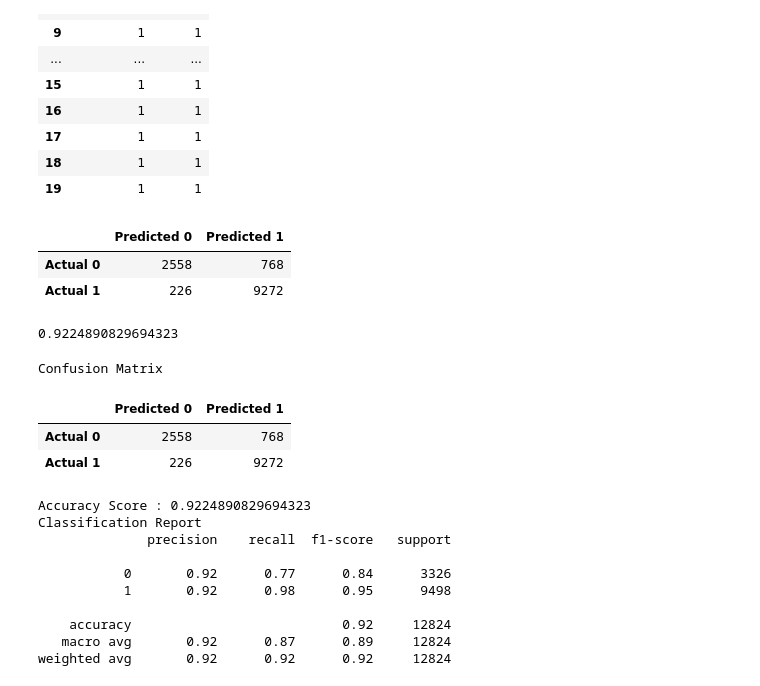
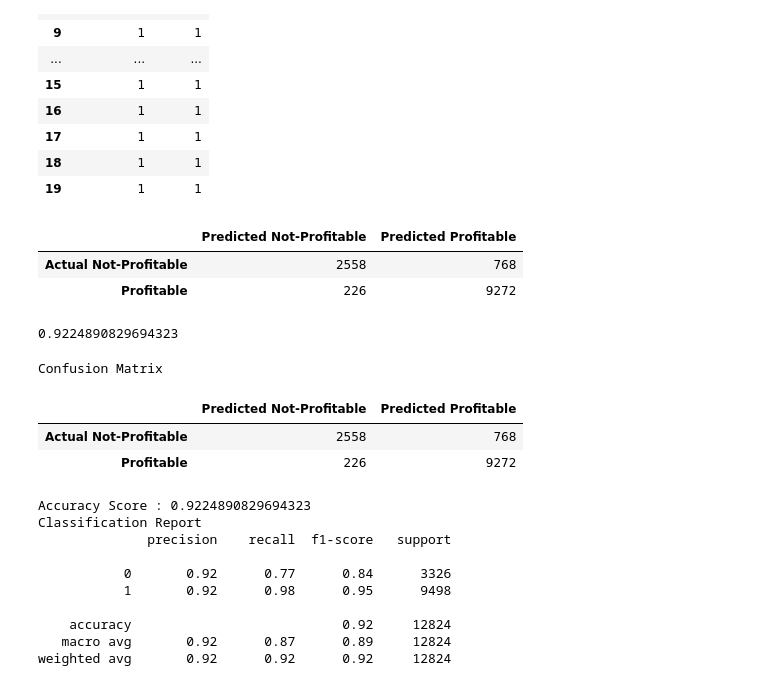
Before and after one commit to GaboRenovation/Bootcamp_final, a Jupyter notebook: Superstore_ML_Model.ipynb, the cells around one changed output. Drawn from its saved outputs; the diff is of its cells as text; code cells hidden in the pictures.

```diff
--- a/Superstore_ML_Model.ipynb
+++ b/Superstore_ML_Model.ipynb
@@ -26,3 +33,4 @@ import config
 # %%
-con_string=f'postgresql+psycopg2://{config.username}:{config.password}@{config.endpoint}:5432/superstoredatabase'
+# Connection string, user name and password on config.py
+con_string=f'postgresql+psycopg2://{config.username}:{config.password}@superstoredatabase.c7uct1bmfzis.us-east-2.rds.amazonaws.com:5432/superstoredatabase'
 # %%
@@ -333,16 +362,16 @@ results.head(20)
 # %%
 # Calculating the confusion matrix.
 cm = confusion_matrix(y_test, y_pred)
 
 # Create a DataFrame from the confusion matrix.
 cm_df = pd.DataFrame(
-    cm, index=["Actual 0", "Actual 1"], columns=["Predicted 0", "Predicted 1"])
+    cm, index=["Actual Not-Profitable", "Profitable"], columns=["Predicted Not-Profitable", "Predicted Profitable"])
 
 cm_df
 # %% [output]
-|  | Predicted 0 | Predicted 1 |
-| Actual 0 | 2558 | 768 |
-| Actual 1 | 226 | 9272 |
+|  | Predicted Not-Profitable | Predicted Profitable |
+| Actual Not-Profitable | 2558 | 768 |
+| Profitable | 226 | 9272 |
 # %%
 # Calculating the accuracy score.
 acc_score = accuracy_score(y_test, y_pred)
@@ -358,9 +387,9 @@ print("Classification Report")
 print(classification_report(y_test, y_pred))
 # %% [output]
 Confusion Matrix
-|  | Predicted 0 | Predicted 1 |
-| Actual 0 | 2558 | 768 |
-| Actual 1 | 226 | 9272 |
+|  | Predicted Not-Profitable | Predicted Profitable |
+| Actual Not-Profitable | 2558 | 768 |
+| Profitable | 226 | 9272 |
 Accuracy Score : 0.9224890829694323
 Classification Report
               precision    recall  f1-score   support
```
Also changed, not shown: parts of 38 cells of this notebook.
